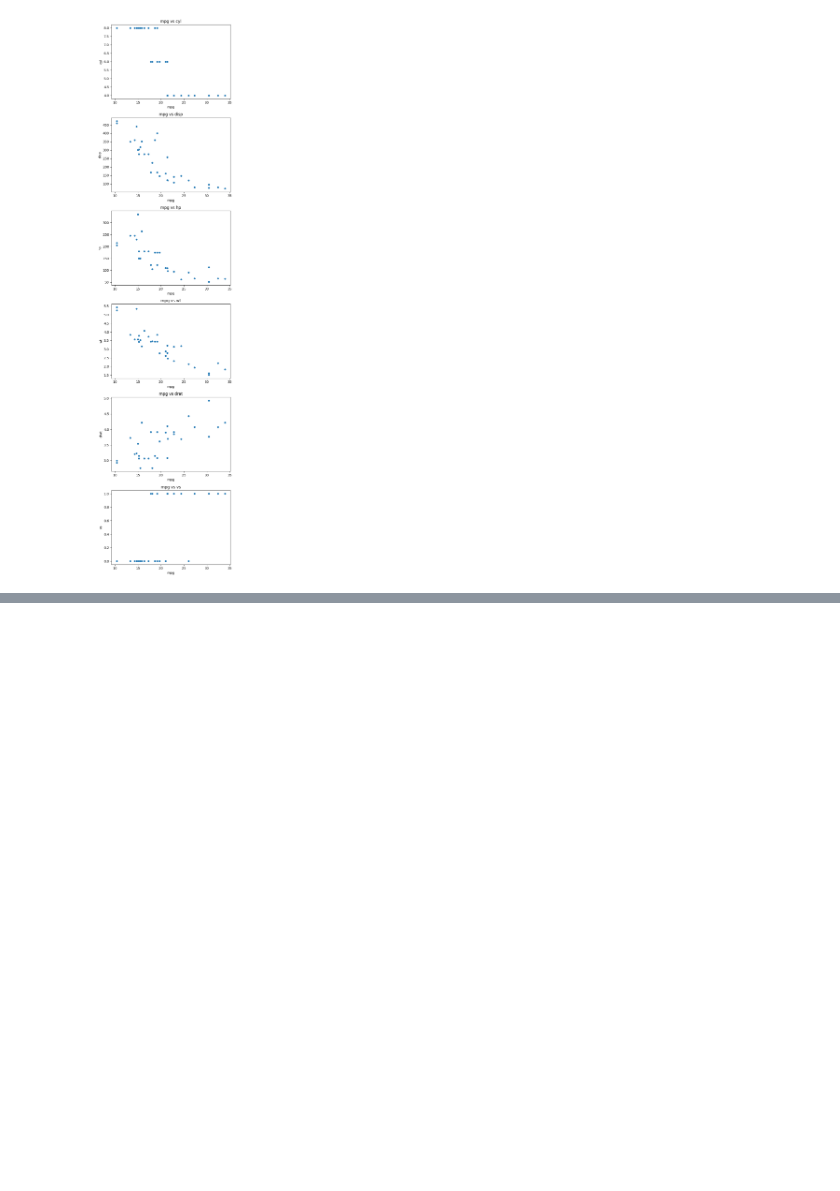
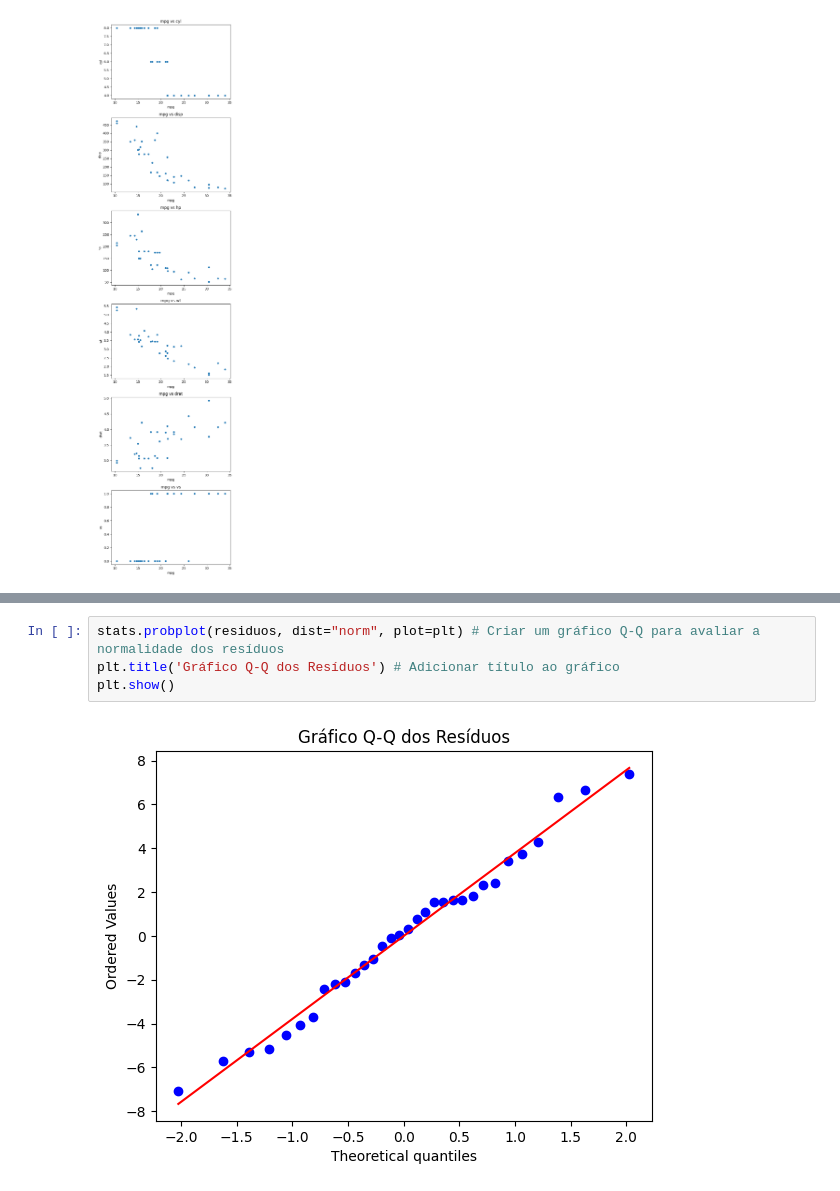
Before and after one commit to Pedro-Antonio-Dev/Learning-AI, a Jupyter notebook: notebooks/linearRegression/ex002/index.ipynb, the cells around one changed output, grey strips where cells are left out. Drawn from its saved outputs; the diff is of its cells as text; blank space fills up the shorter version.

```diff
--- a/notebooks/linearRegression/ex002/index.ipynb
+++ b/notebooks/linearRegression/ex002/index.ipynb
@@ -43,0 +80,6 @@ plt.show()
+# %%
+stats.probplot(residuos, dist="norm", plot=plt) # Criar um gráfico Q-Q para avaliar a normalidade dos resíduos
+plt.title('Gráfico Q-Q dos Resíduos') # Adicionar título ao gráfico
+plt.show()
+# %% [output]
+[figure, added]
```
Also changed, not shown: parts of 3 cells of this notebook.
